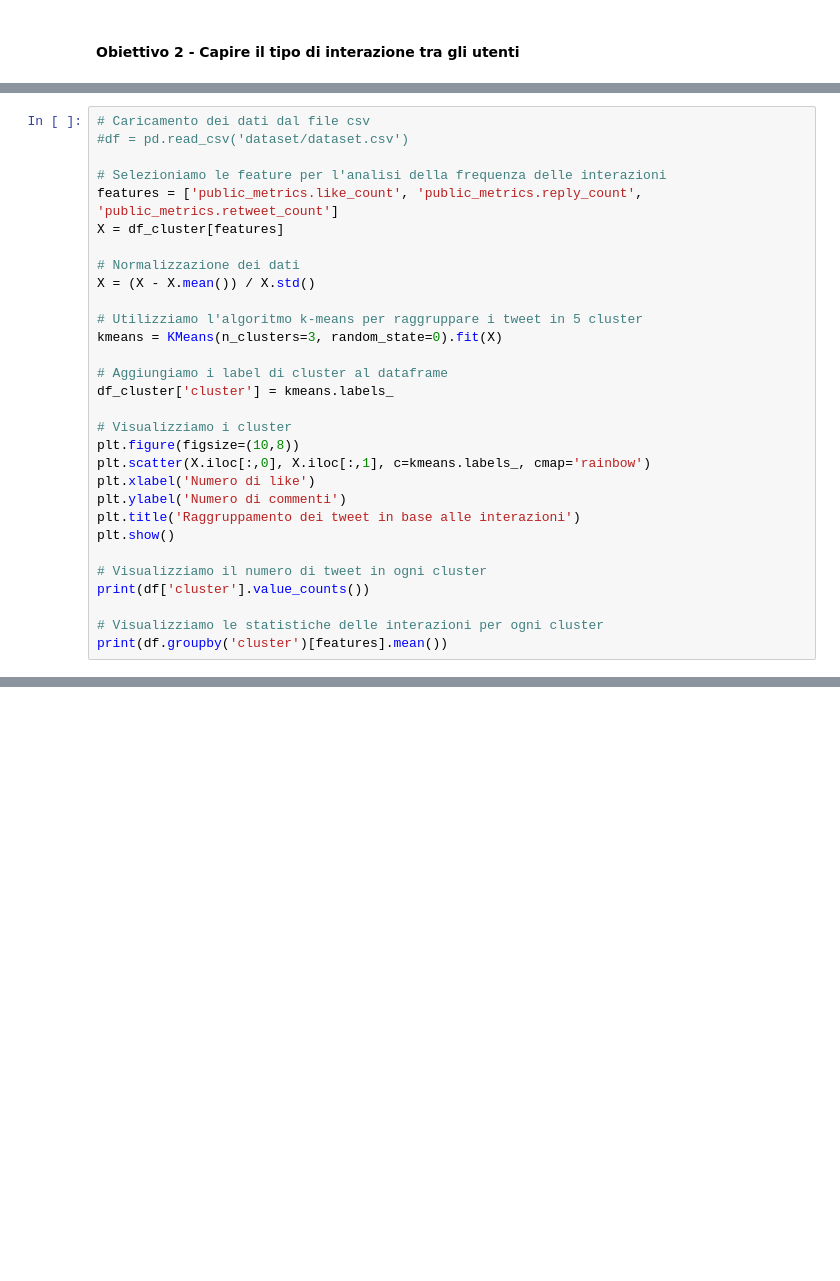
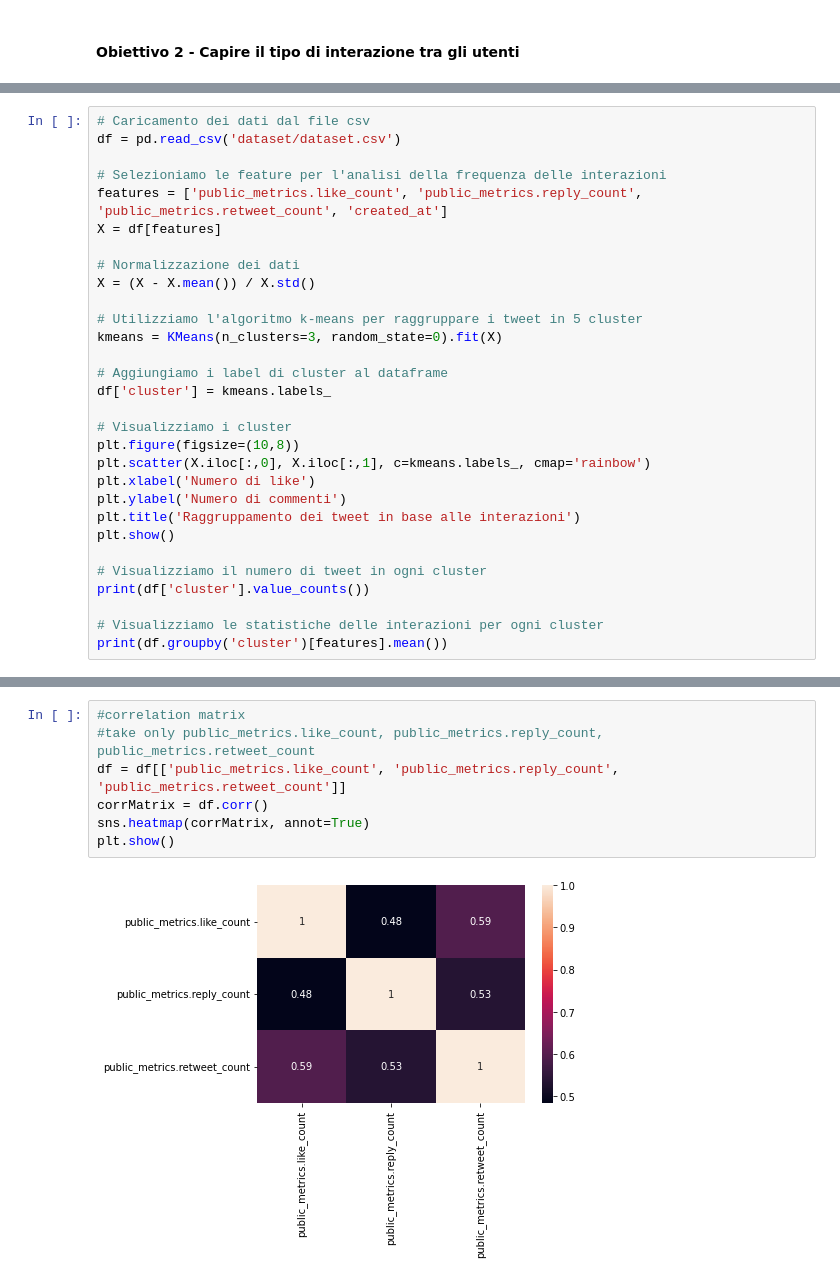
Before and after one commit to isabellamarasco/Blockchain_project, a Jupyter notebook: analysis.ipynb, the cells around one changed output, grey strips where cells are left out. Saved outputs shown, nothing was run; the diff lists cells and outputs as text; blank space fills up the shorter version.

```diff
--- a/analysis.ipynb
+++ b/analysis.ipynb
@@ -237,10 +275,10 @@ df_cluster = df[df['public_metrics.like_count'] >= 1000]
 # %%
 # Caricamento dei dati dal file csv
-#df = pd.read_csv('dataset/dataset.csv')
+df = pd.read_csv('dataset/dataset.csv')
 
 # Selezioniamo le feature per l'analisi della frequenza delle interazioni
-features = ['public_metrics.like_count', 'public_metrics.reply_count', 'public_metrics.retweet_count']
-X = df_cluster[features]
+features = ['public_metrics.like_count', 'public_metrics.reply_count', 'public_metrics.retweet_count', 'created_at']
+X = df[features]
 
 # Normalizzazione dei dati
 X = (X - X.mean()) / X.std()
@@ -249,7 +287,7 @@ X = (X - X.mean()) / X.std()
 kmeans = KMeans(n_clusters=3, random_state=0).fit(X)
 
 # Aggiungiamo i label di cluster al dataframe
-df_cluster['cluster'] = kmeans.labels_
+df['cluster'] = kmeans.labels_
 
 # Visualizziamo i cluster
 plt.figure(figsize=(10,8))
@@ -288,0 +305,9 @@ cluster
+# %%
+#correlation matrix
+#take only public_metrics.like_count, public_metrics.reply_count, public_metrics.retweet_count
+df = df[['public_metrics.like_count', 'public_metrics.reply_count', 'public_metrics.retweet_count']]
+corrMatrix = df.corr()
+sns.heatmap(corrMatrix, annot=True)
+plt.show()
+# %% [output]
+[figure, added]
```
Also changed, not shown: parts of 17 cells of this notebook, 1 other file.
